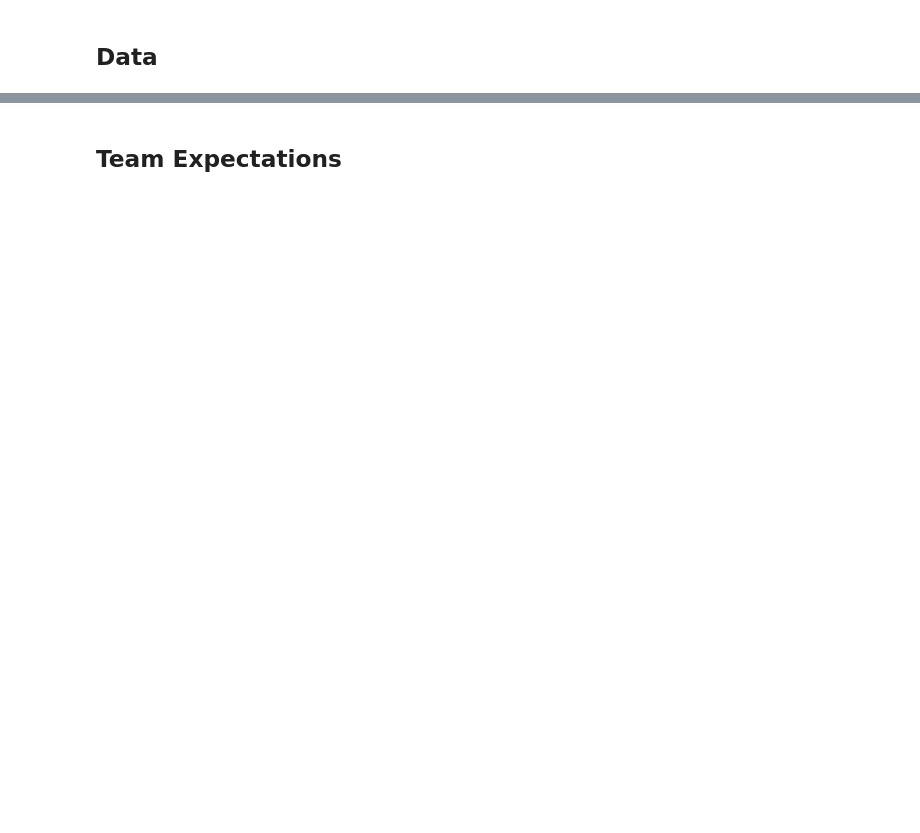
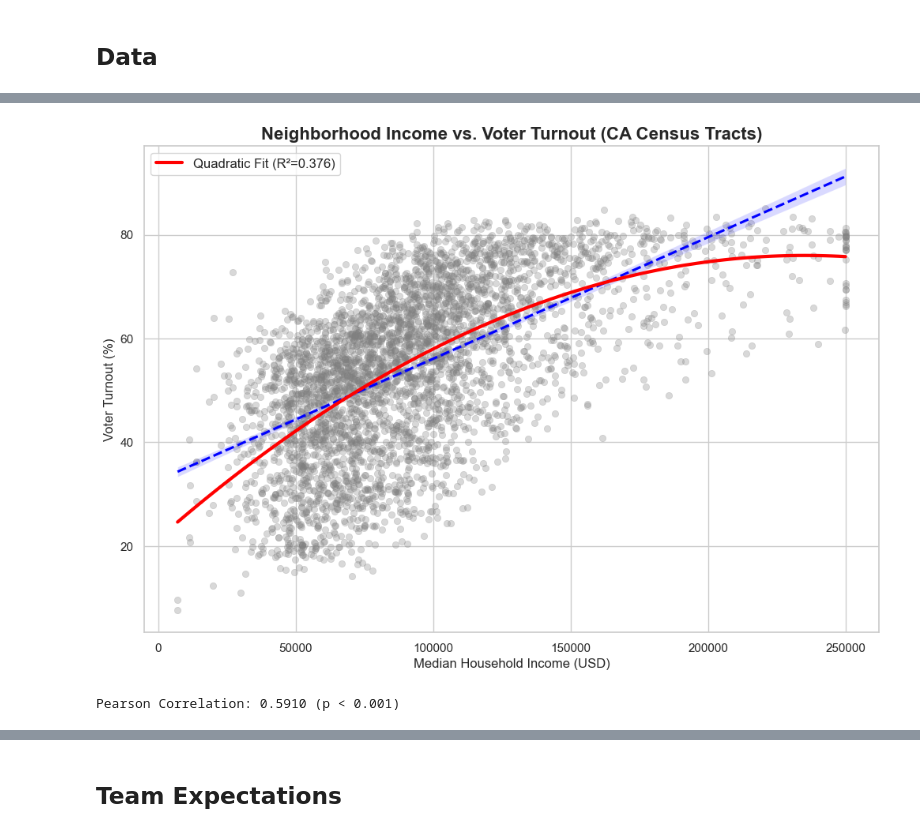
Before and after one commit to COGS108/Group141_WI26, a Jupyter notebook: 02-EDACheckpoint.ipynb, the cells around one changed output, grey strips where cells are left out. Drawn from its saved outputs; the diff is of its cells as text; code cells hidden in the pictures; blank space fills up the shorter version.

```diff
--- a/02-EDACheckpoint.ipynb
+++ b/02-EDACheckpoint.ipynb
@@ -133,0 +409,36 @@ Instructions: REPLACE the contents of this cell with your work, including any up
+# %%
+# Prepare data
+x = df['median_household_income']
+y = df['voter_turnout_pct']
+
+# Statistics
+corr, p_val = pearsonr(x, y)
+
+# Polynomial Fit (2nd Degree)
+poly_coeffs = np.polyfit(x, y, 2)
+poly_model = np.poly1d(poly_coeffs)
+x_range = np.linspace(x.min(), x.max(), 100)
+r2_poly = r2_score(y, poly_model(x))
+
+# Plotting
+plt.figure(figsize=(12, 8))
+sns.scatterplot(x=x, y=y, alpha=0.3, color='gray', edgecolor=None)
+
+# Linear Trend Line
+sns.regplot(x=x, y=y, scatter=False, color='blue',
+            line_kws={'label': f'Linear Fit (r={corr:.2f})', 'linestyle':'--'})
+
+# Polynomial Trend Line
+plt.plot(x_range, poly_model(x_range), color='red', linewidth=3,
+         label=f'Quadratic Fit (R²={r2_poly:.3f})')
+
+plt.title('Neighborhood Income vs. Voter Turnout (CA Census Tracts)', fontsize=16, fontweight='bold')
+plt.xlabel('Median Household Income (USD)', fontsize=12)
+plt.ylabel('Voter Turnout (%)', fontsize=12)
+plt.legend(frameon=True, fontsize=12)
+plt.show()
+
+print(f"Pearson Correlation: {corr:.4f} (p < 0.001)")
+# %% [output]
+[figure, added]
+Pearson Correlation: 0.5910 (p < 0.001)
```
Also changed, not shown: parts of 40 cells of this notebook.
